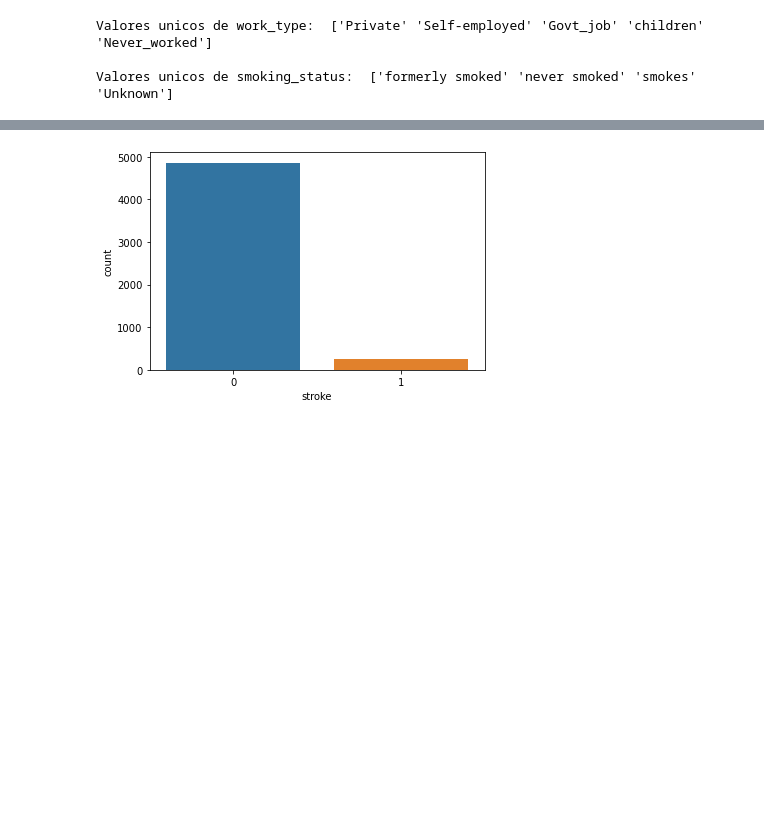
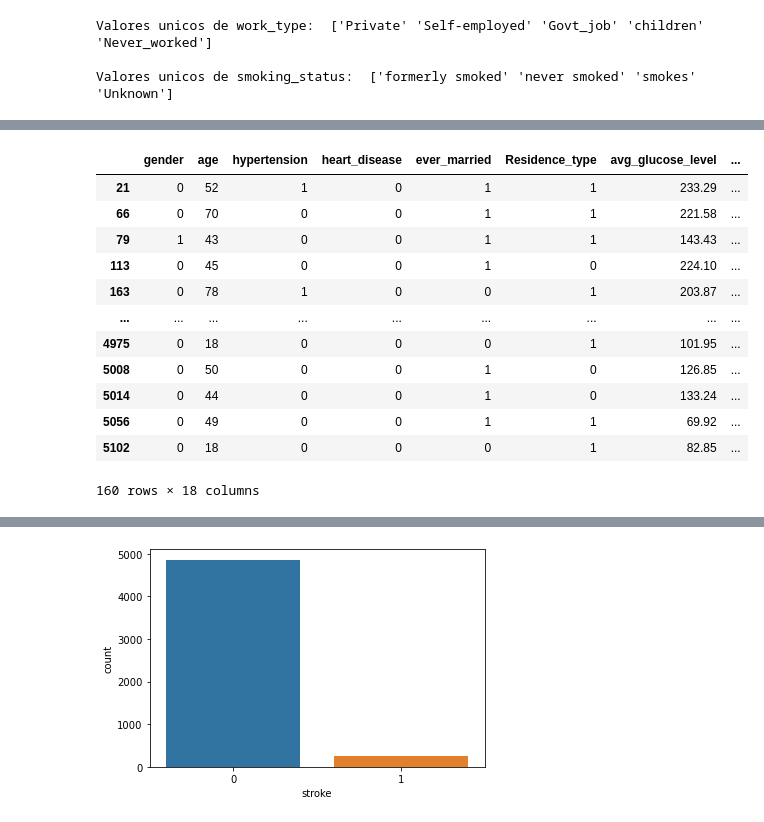
Before and after one commit to arturogzm93/ML-Stroke-Prediction, a Jupyter notebook: PRUEBAS Stroke Prediction.ipynb, the cells around one changed output, grey strips where cells are left out. Saved outputs shown, nothing was run; the diff lists cells and outputs as text; code cells hidden in the pictures; blank space fills up the shorter version.

```diff
--- a/PRUEBAS Stroke Prediction.ipynb
+++ b/PRUEBAS Stroke Prediction.ipynb
@@ -146,3 +198,21 @@ memory usage: 444.2 KB
+# %%
+# BMI SUPERIOR A 45 ESTABLECER EN 45
+
+df2[df2.bmi >= 45]
+# %% [output]
+|  | gender | age | hypertension | heart_disease | ever_married | Residence_type | avg_glucose_level | ... |
+| 21 | 0 | 52 | 1 | 0 | 1 | 1 | 233.29 | ... |
+| 66 | 0 | 70 | 0 | 0 | 1 | 1 | 221.58 | ... |
+| 79 | 1 | 43 | 0 | 0 | 1 | 1 | 143.43 | ... |
+| 113 | 0 | 45 | 0 | 0 | 1 | 0 | 224.10 | ... |
+| 163 | 0 | 78 | 1 | 0 | 0 | 1 | 203.87 | ... |
+| ... | ... | ... | ... | ... | ... | ... | ... | ... |
+| 4975 | 0 | 18 | 0 | 0 | 0 | 1 | 101.95 | ... |
+| 5008 | 0 | 50 | 0 | 0 | 1 | 0 | 126.85 | ... |
+| 5014 | 0 | 44 | 0 | 0 | 1 | 0 | 133.24 | ... |
+| 5056 | 0 | 49 | 0 | 0 | 1 | 1 | 69.92 | ... |
+| 5102 | 0 | 18 | 0 | 0 | 0 | 1 | 82.85 | ... |
+160 rows × 18 columns
 # %%
 # ESTADISTICOS DEL DATAFRAME
 
```
Also changed, not shown: parts of 18 cells of this notebook.
